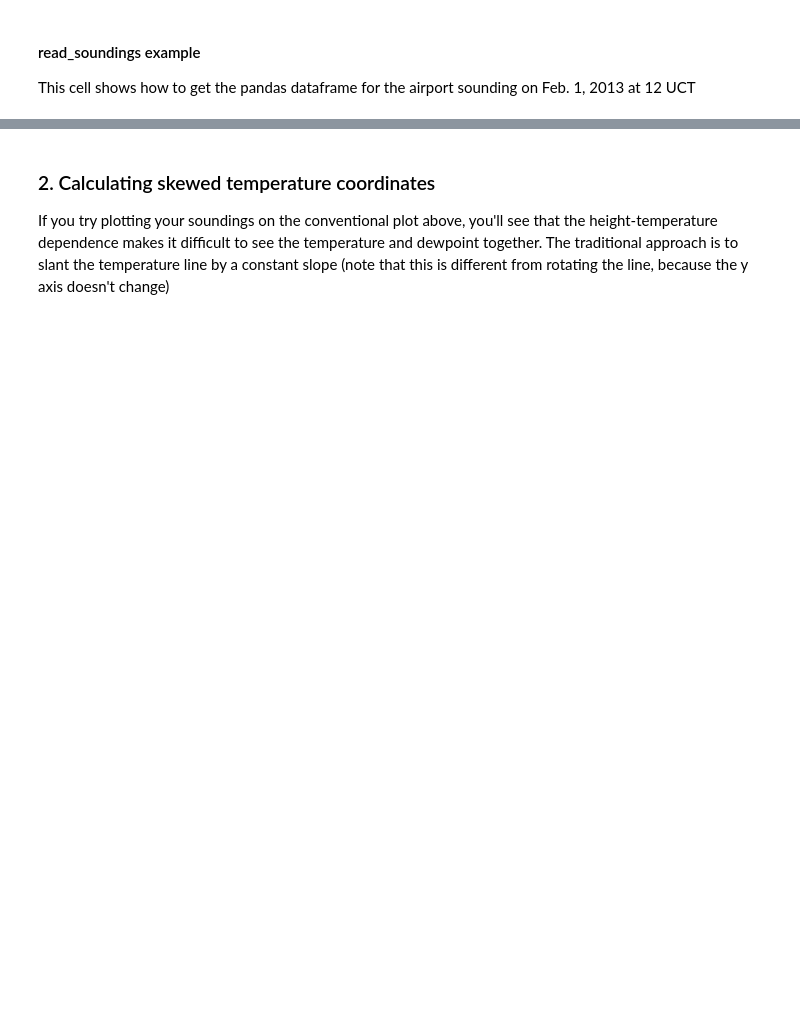
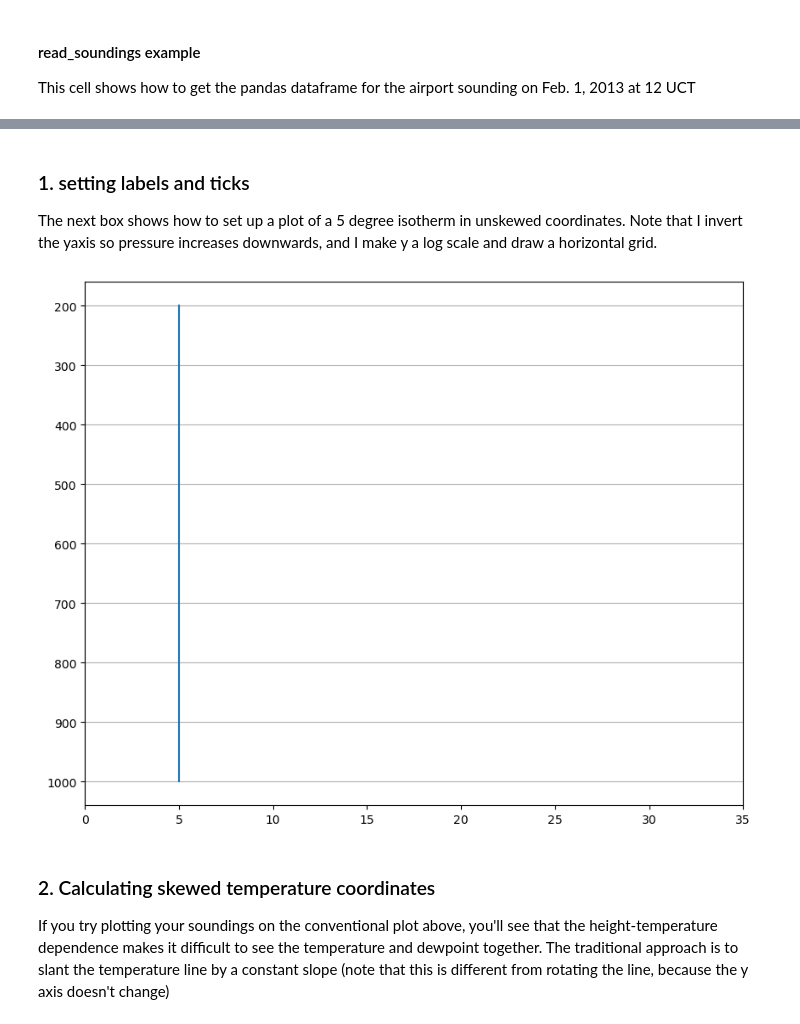
Before and after one commit to phaustin/a405_2024, a Jupyter notebook: notebooks/week2/skew_coords.ipynb, the cells around one changed output, grey strips where cells are left out. Saved outputs shown, nothing was run; the diff lists cells and outputs as text; code cells hidden in the pictures; blank space fills up the shorter version.

```diff
--- a/notebooks/week2/skew_coords.ipynb
+++ b/notebooks/week2/skew_coords.ipynb
@@ -60,3 +124,19 @@ NameError: name 'the_sound' is not defined
+# %% [markdown]
+### 1. setting labels and ticks
+
+The next box shows how to set up a plot of a 5 degree isotherm in
+unskewed coordinates.   Note that I invert the yaxis so pressure increases
+downwards, and I make y a log scale and draw a horizontal grid.
+# %%
+press=np.linspace(200,1000,30)
+temps=np.ones_like(press)*5
+fig,ax = plt.subplots(1,1,figsize=(10,8))
+ax.plot(temps,press)
+ax.set(xlim=[0,35])
+ax.invert_yaxis()
+ax.yaxis.grid(True)
+# %% [output]
+[figure, added]
 # %% [markdown]
 ### 2. Calculating skewed temperature coordinates
 
```
Also changed, not shown: parts of 26 cells of this notebook, 1 other file.
